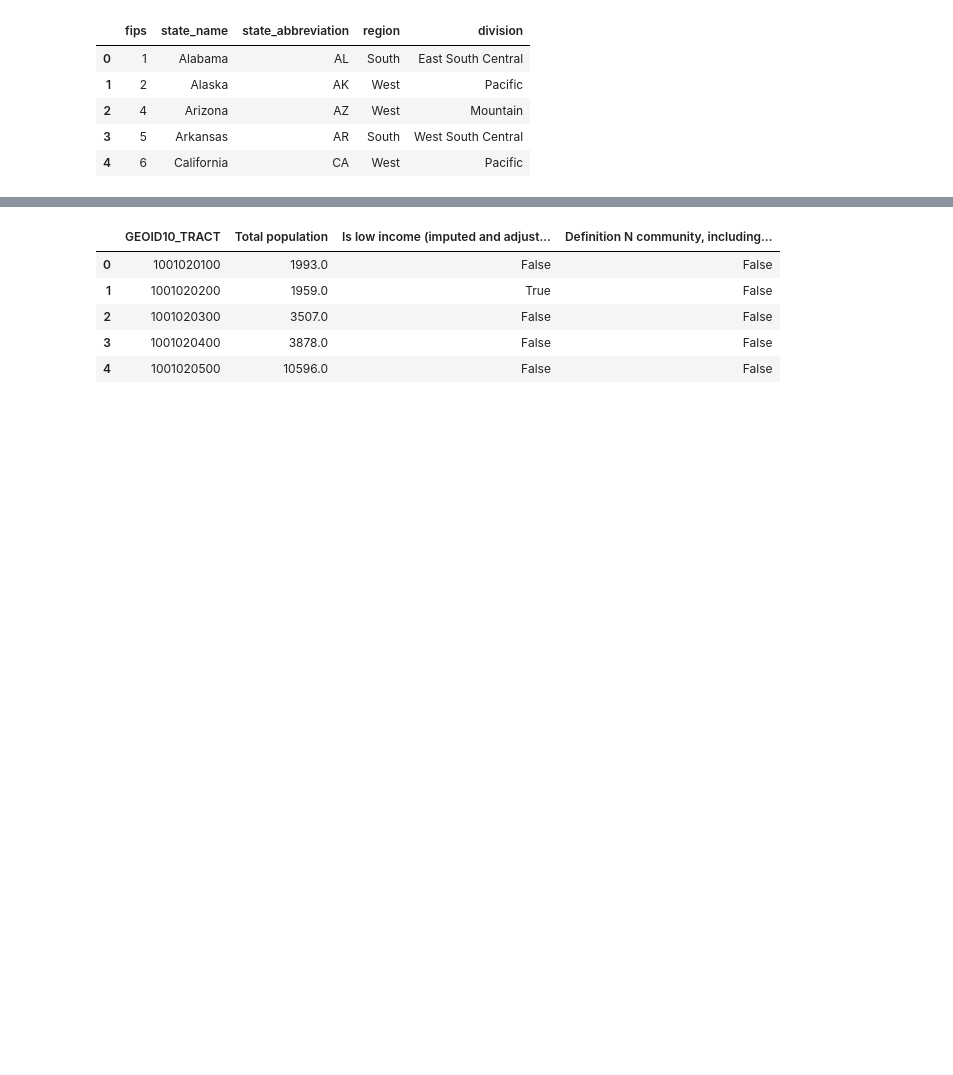
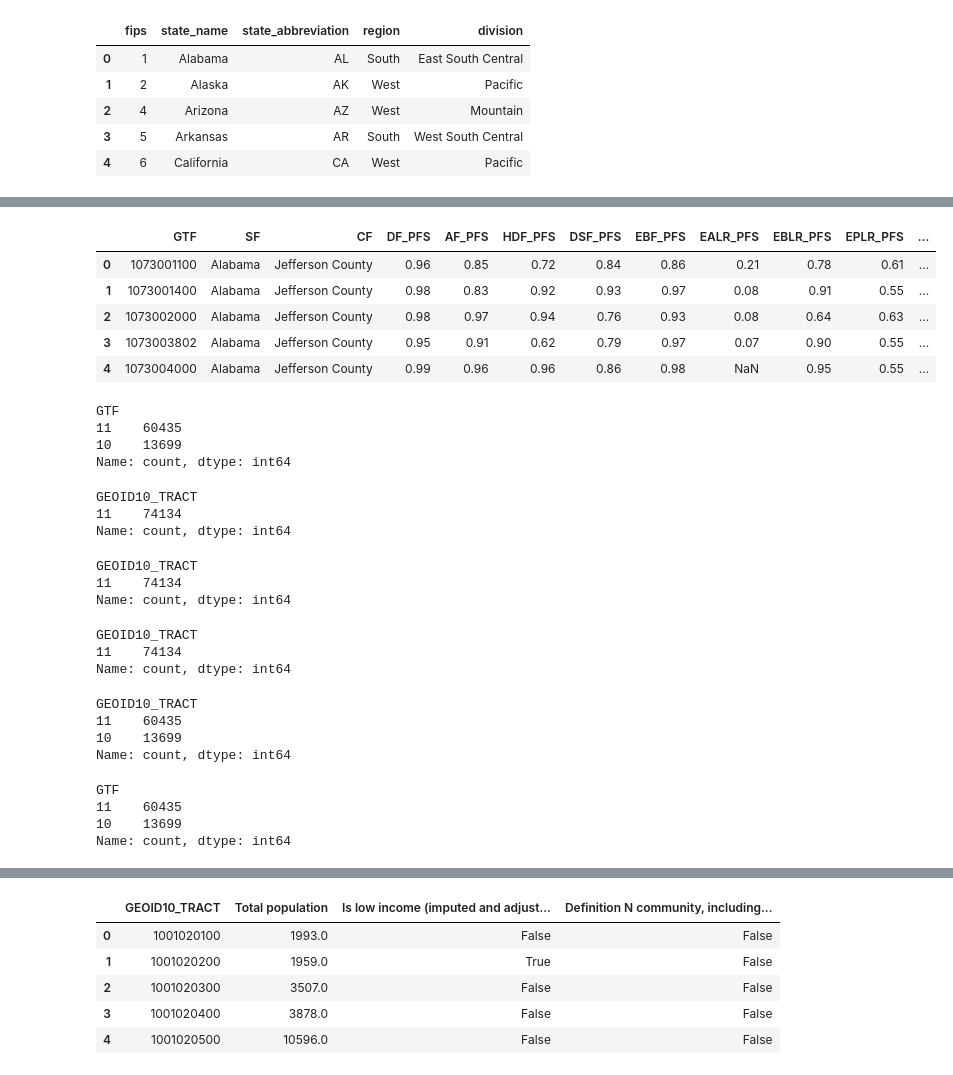
Before and after one commit to Justice40-MEDS/data-exploration, a Jupyter notebook: docs/dataahhhh.ipynb, the cells around one changed output, grey strips where cells are left out. Cells and saved outputs as stored; diff of their text form; code cells hidden in the pictures; blank space fills up the shorter version.

```diff
--- a/docs/dataahhhh.ipynb
+++ b/docs/dataahhhh.ipynb
@@ -212,0 +227,35 @@ len(usa_full.columns)
+# %%
+tile_usa.head()
+# %% [output]
+|  | GTF | SF | CF | DF_PFS | AF_PFS | HDF_PFS | DSF_PFS | EBF_PFS | EALR_PFS | EBLR_PFS | EPLR_PFS | ... |
+| 0 | 1073001100 | Alabama | Jefferson County | 0.96 | 0.85 | 0.72 | 0.84 | 0.86 | 0.21 | 0.78 | 0.61 | ... |
+| 1 | 1073001400 | Alabama | Jefferson County | 0.98 | 0.83 | 0.92 | 0.93 | 0.97 | 0.08 | 0.91 | 0.55 | ... |
+| 2 | 1073002000 | Alabama | Jefferson County | 0.98 | 0.97 | 0.94 | 0.76 | 0.93 | 0.08 | 0.64 | 0.63 | ... |
+| 3 | 1073003802 | Alabama | Jefferson County | 0.95 | 0.91 | 0.62 | 0.79 | 0.97 | 0.07 | 0.90 | 0.55 | ... |
+| 4 | 1073004000 | Alabama | Jefferson County | 0.99 | 0.96 | 0.96 | 0.86 | 0.98 | NaN | 0.95 | 0.55 | ... |
+# %%
+tile_usa['GTF'].astype('str').apply(len).value_counts()
+# %% [output]
+GTF
+11    60435
+10    13699
+Name: count, dtype: int64
+# %%
+usa_parq['GEOID10_TRACT'].astype('str').apply(len).value_counts()
+# %% [output]
+GEOID10_TRACT
+11    74134
+Name: count, dtype: int64
+# %%
+usa['GEOID10_TRACT'].astype('str').apply(len).value_counts()
+# %% [output]
+GEOID10_TRACT
+11    74134
+Name: count, dtype: int64
+# %%
+usa['GEOID10_TRACT'] = usa['GEOID10_TRACT'].astype(str).str.zfill(11)
+usa['GEOID10_TRACT'].astype('str').apply(len).value_counts()
+# %% [output]
+GEOID10_TRACT
+11    74134
+Name: count, dtype: int64
@@ -212,0 +266,14 @@ len(usa_full.columns)
+# %%
+counties['GEOID10_TRACT'].astype('str').apply(len).value_counts()
+# %% [output]
+GEOID10_TRACT
+11    60435
+10    13699
+Name: count, dtype: int64
+# %%
+tile_usa['GTF'].astype('str').apply(len).value_counts()
+# %% [output]
+GTF
+11    60435
+10    13699
+Name: count, dtype: int64
```
Also changed, not shown: parts of 45 cells of this notebook.
